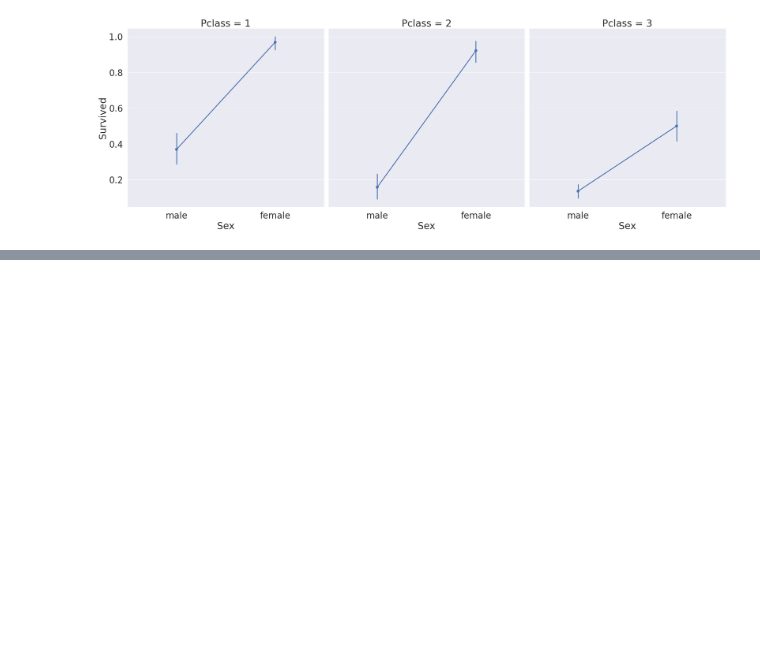
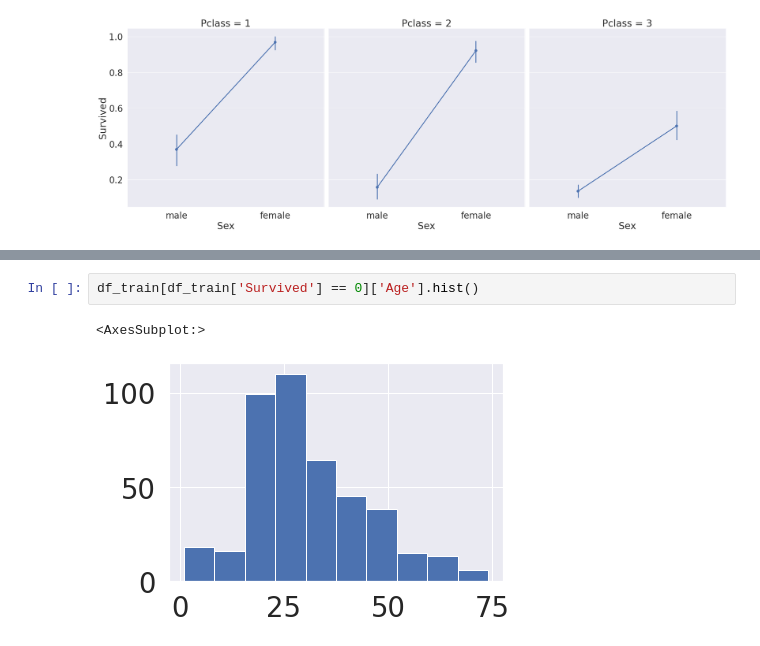
Before and after one commit to mskim8717/kaggle, a Jupyter notebook: Titanic/minsoo-titanic.ipynb, the cells around one changed output, grey strips where cells are left out. Drawn from its saved outputs; the diff is of its cells as text; blank space fills up the shorter version.

```diff
--- a/Titanic/minsoo-titanic.ipynb
+++ b/Titanic/minsoo-titanic.ipynb
@@ -203,0 +232,5 @@ sns.factorplot(x='Sex',y='Survived', hue='Pclass', data=df_train, saturatoin=0.5
+# %%
+df_train[df_train['Survived'] == 0]['Age'].hist()
+# %% [output]
+<AxesSubplot:>
+[figure, added]
```
Also changed, not shown: parts of 23 cells of this notebook.
